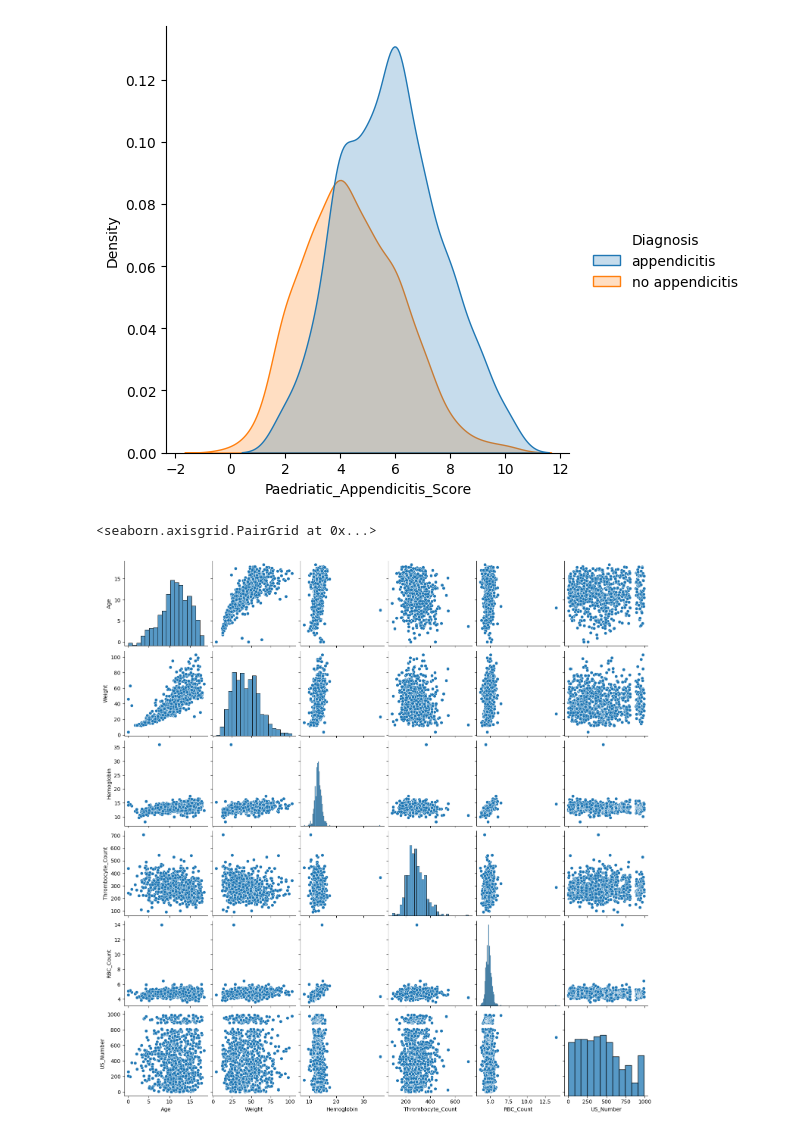
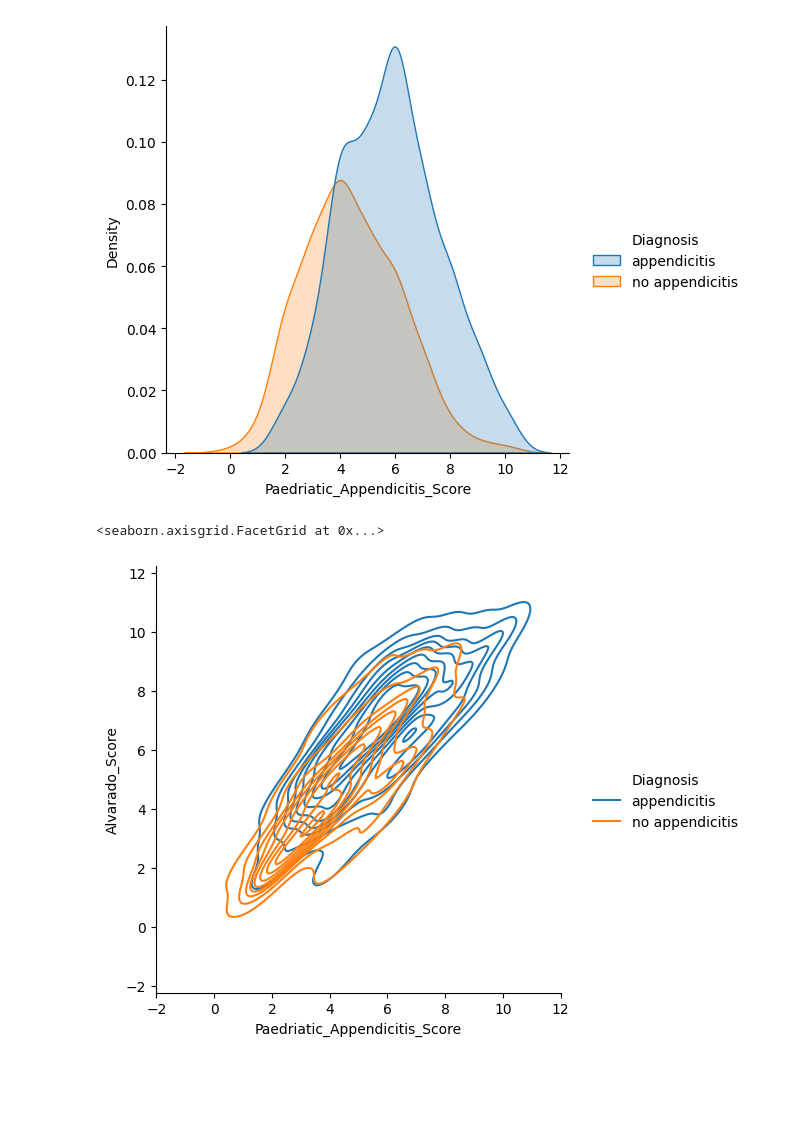
Before and after one commit to keshav-chauhan/assessmentprog2, a Jupyter notebook: assessment2.ipynb, the cells around one changed output. Drawn from its saved outputs; the diff is of its cells as text; code cells hidden in the pictures; blank space fills up the shorter version.

```diff
--- a/assessment2.ipynb
+++ b/assessment2.ipynb
@@ -414,9 +515,17 @@ sns.displot(app_data_filtered, x="Paedriatic_Appendicitis_Score", hue='Diagnosis
 # %% [output]
 <seaborn.axisgrid.FacetGrid at 0x...>
 [figure]
-# %%
-col_to_select = list(range(0,7)) + list(range(20,25))
-sns.pairplot(pd.DataFrame(app_data_filtered.iloc[:,col_to_select]))
-# %% [output]
-<seaborn.axisgrid.PairGrid at 0x...>
-[figure, removed]
+# %%
+# Plotting Paedriatic_Appendicitis_Score vs Alvarado_Score
+sns.displot(
+    app_data_filtered,
+    x="Paedriatic_Appendicitis_Score",
+    y="Alvarado_Score",
+    hue='Diagnosis',
+    kind="kde",
+    bw_adjust=1,
+    fill=False
+           )
+# %% [output]
+<seaborn.axisgrid.FacetGrid at 0x...>
+[figure, added]
```
Also changed, not shown: parts of 27 cells of this notebook.
